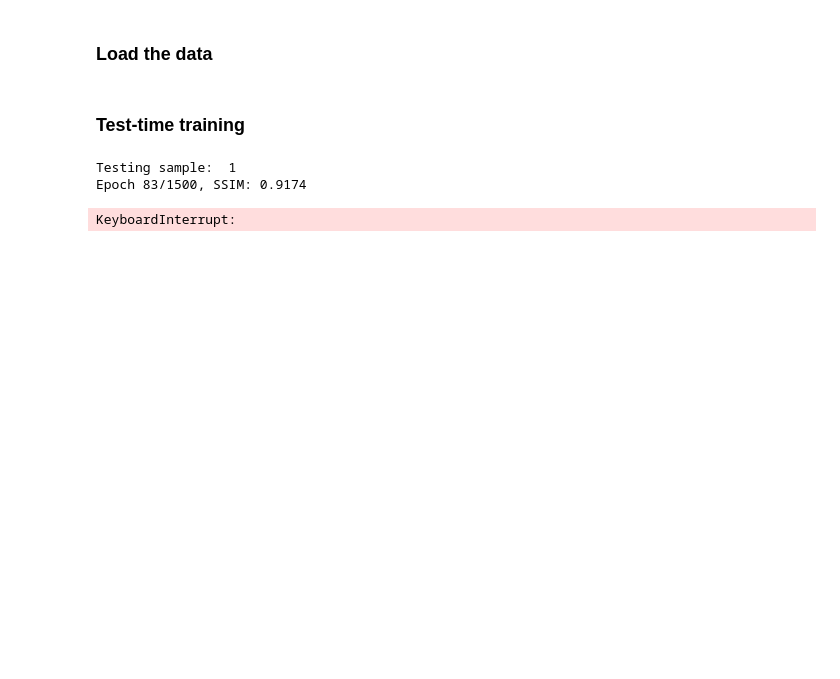
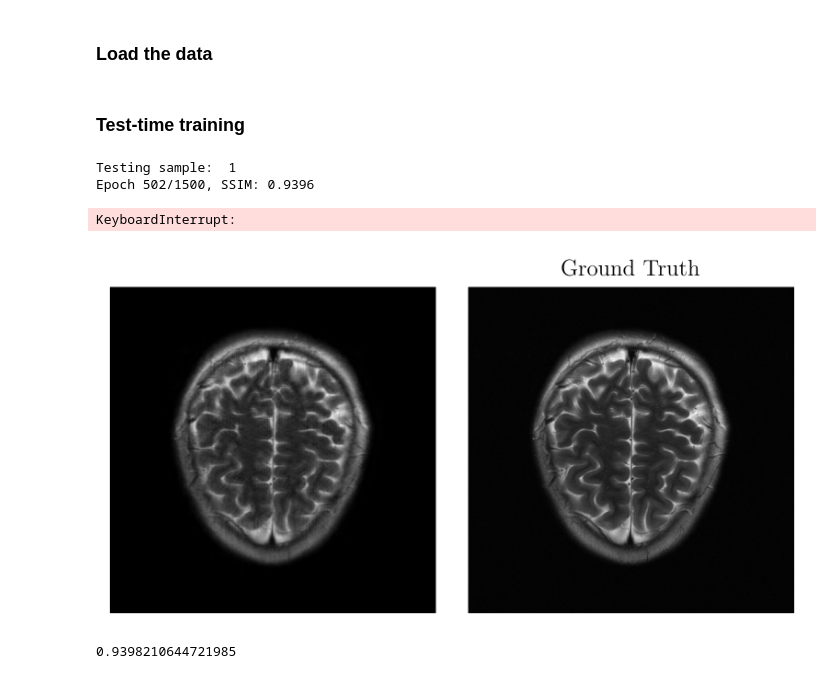
Before and after one commit to ChengYan97/metaMRI, a Jupyter notebook: run_fastMRI/TTT_eval_scale.ipynb, the cells around one changed output. Cells and saved outputs as stored; diff of their text form; code cells hidden in the pictures; blank space fills up the shorter version.

```diff
--- a/run_fastMRI/TTT_eval_scale.ipynb
+++ b/run_fastMRI/TTT_eval_scale.ipynb
@@ -76,7 +76,9 @@ testset = SliceDataset(dataset = path_test, path_to_dataset='',
 test_dataloader = torch.utils.data.DataLoader(dataset = testset, batch_size = 1,
                 shuffle = False, generator = torch.Generator().manual_seed(1), pin_memory = False)
 # %%
-checkpoint_path = '/cheng/metaMRI/metaMRI/save/E11/E11.12_joint(l1_1e-5)P_T300_300epoch/E11.12_joint(l1_1e-5)P_T300_300epoch_E300_best.pth'
+checkpoint_path = '/cheng/metaMRI/metaMRI/save/E12.1_joint(l1_1e-5)P_T300_300epoch/E_12.1_joint(l1_1e-5)P_T300_300epoch_E300_best.pth'
+# '/cheng/metaMRI/metaMRI/save/E12.1_maml(l1_out-3-5_in-5)P_T300_300epoch/E12.1_maml(l1_out-3-5_in-5)P_T300_300epoch_E300.pth'
+# '/cheng/metaMRI/metaMRI/save/E11/E11.12_joint(l1_1e-5)P_T300_300epoch/E11.12_joint(l1_1e-5)P_T300_300epoch_E300_best.pth'
 #'/cheng/metaMRI/metaMRI/save/E12.1_joint(l1_1e-5)P_T300_300epoch/E_12.1_joint(l1_1e-5)P_T300_300epoch_E300_best.pth'
 
 model = Unet(in_chans=2, out_chans=2, chans=64, num_pool_layers=4, drop_prob=0.0)
@@ -91,8 +93,8 @@ mask = mask.to(device)
 # %% [markdown]
 ### Test-time training
 # %%
-background_flip = False
-eval_with_binary_mask = True
+background_flip = True
+eval_with_binary_mask = False
 # %%
 # best_loss_l1_history=[]
 # best_loss_l1_index_history=[]
@@ -210,5 +212,22 @@ print("Testing average SSIM loss: ", sum(best_loss_ssim_history) / len(best_loss
 print("Testing average SSIM loss epoch: ", sum(best_loss_ssim_index_history) / len(best_loss_ssim_index_history))
 # %% [output]
 Testing sample:  1
-Epoch 83/1500, SSIM: 0.9174
+Epoch 502/1500, SSIM: 0.9396
 KeyboardInterrupt:
+# %%
+fig, axes = plt.subplots(1, 3, dpi= 300)
+
+axes[0].imshow(crop_output_image.squeeze(0).squeeze(0).cpu().detach().numpy(),cmap='gray')
+axes[0].axis('off')
+
+axes[1].imshow(sup_output_image.squeeze(0).squeeze(0).cpu().detach().numpy(),cmap='gray')
+axes[1].axis('off')
+
+axes[2].imshow(crop_target_image.squeeze(0).squeeze(0).cpu().detach().numpy(),cmap='gray')
+axes[2].set_title('Ground Truth')
+axes[2].axis('off')
+
+plt.subplots_adjust(wspace=0.1)
+plt.show()
+# %% [output]
+[figure, added]
@@ -214,0 +252,5 @@ KeyboardInterrupt:
+# %%
+loss_ssim = 1 - ssim_fct(crop_sup_output_image, crop_target_image, data_range = crop_target_image.max().unsqueeze(0)).item()
+loss_ssim
+# %% [output]
+0.9398210644721985
```
Also changed, not shown: parts of 5 cells of this notebook, 8 other files.
